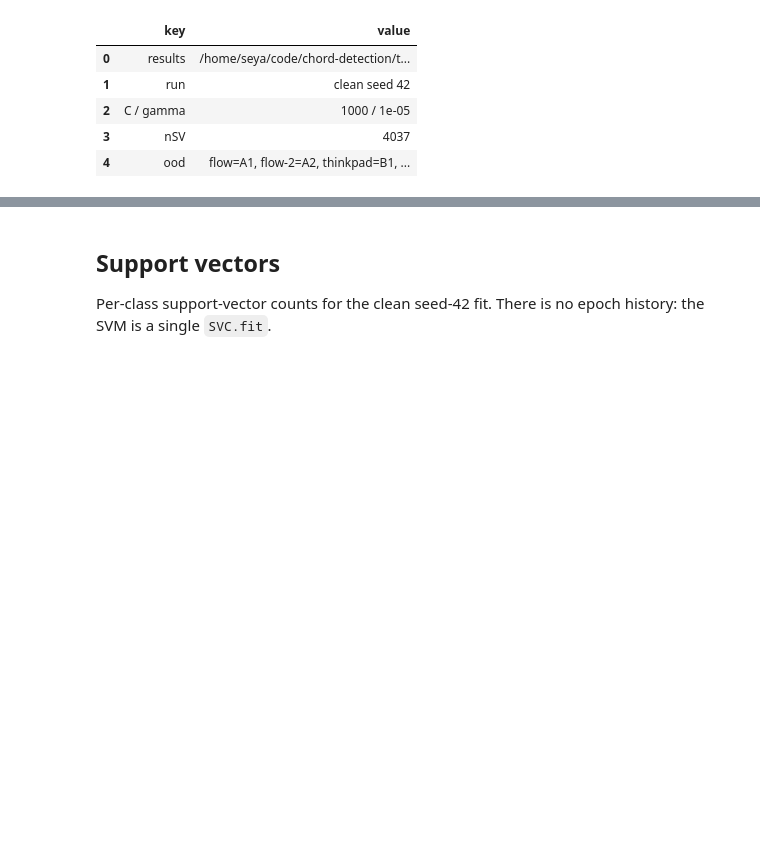
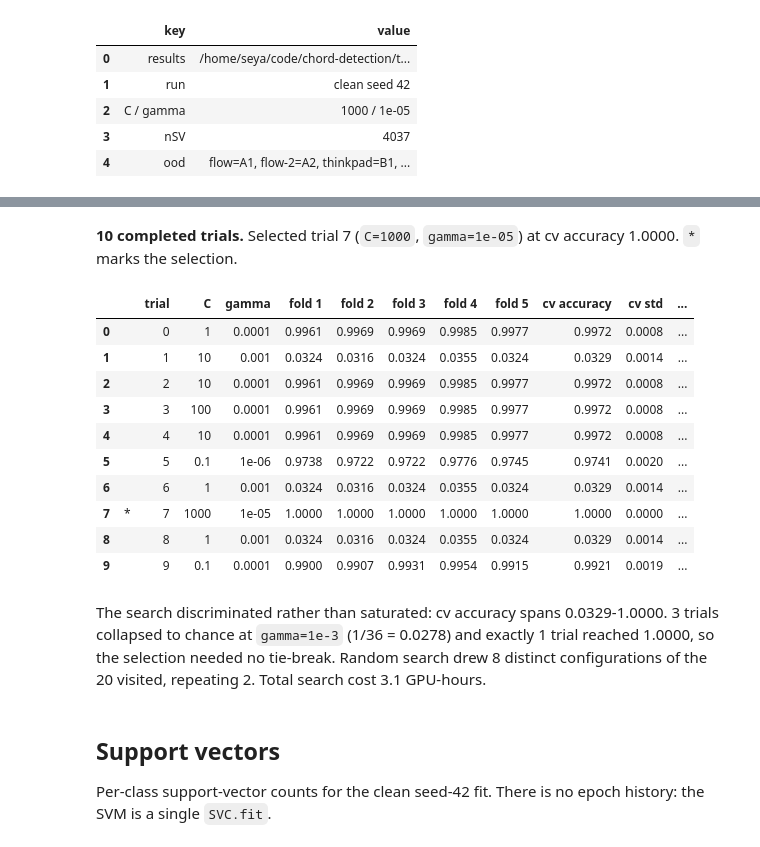
Before and after one commit to sglkc/chord-detector, a Jupyter notebook: training/notebooks/svm-latest/figures.ipynb, the cells around one changed output, grey strips where cells are left out. Cells and saved outputs as stored; diff of their text form; code cells hidden in the pictures; blank space fills up the shorter version.

```diff
--- a/training/notebooks/svm-latest/figures.ipynb
+++ b/training/notebooks/svm-latest/figures.ipynb
@@ -177,3 +189,55 @@ display(pd.DataFrame([
+# %%
+trials = pd.read_csv(RES / "tuning_trials.csv")
+FOLD_COLS = [c for c in trials.columns if c.startswith("fold")]
+best = int(trials.cv_accuracy.idxmax())
+
+tuning_df = pd.DataFrame(
+    {
+        "": ["*" if i == best else "" for i in range(len(trials))],
+        "trial": trials.trial.astype(int),
+        "C": [f"{v:g}" for v in trials.C],
+        "gamma": [f"{v:g}" for v in trials.gamma],
+        **{f"fold {i}": trials[c].round(4) for i, c in enumerate(FOLD_COLS, 1)},
+        "cv accuracy": trials.cv_accuracy.round(4),
+        "cv std": trials.cv_std.round(4),
+        "minutes": (trials.seconds / 60.0).round(1),
+    }
+)
+
+display(Markdown(
+    f"**{len(trials)} completed trials.** Selected trial {trials.trial[best]} "
+    f"(`C={trials.C[best]:g}`, `gamma={trials.gamma[best]:g}`) at cv accuracy "
+    f"{trials.cv_accuracy[best]:.4f}. `*` marks the selection."
+))
+display(tuning_df)
+
+n_perfect = int((trials.cv_accuracy >= 1.0).sum())
+n_collapsed = int((trials.cv_accuracy < 0.1).sum())
+n_distinct = len(trials.drop_duplicates(["C", "gamma"]))
+display(Markdown(
+    f"The search discriminated rather than saturated: cv accuracy spans "
+    f"{trials.cv_accuracy.min():.4f}-{trials.cv_accuracy.max():.4f}. "
+    f"{n_collapsed} trials collapsed to chance at `gamma=1e-3` (1/36 = 0.0278) and "
+    f"exactly {n_perfect} trial reached 1.0000, so the selection needed no tie-break. "
+    f"Random search drew {n_distinct} distinct configurations of the "
+    f"{len(set(trials.C)) * len(set(trials.gamma))} visited, repeating "
+    f"{len(trials) - n_distinct}. Total search cost "
+    f"{trials.seconds.sum() / 3600.0:.1f} GPU-hours."
+))
+# %% [output]
+**10 completed trials.** Selected trial 7 (`C=1000`, `gamma=1e-05`) at cv accuracy 1.0000. `*` marks the selection.
+|  |  | trial | C | gamma | fold 1 | fold 2 | fold 3 | fold 4 | fold 5 | cv accuracy | cv std | ... |
+| 0 |  | 0 | 1 | 0.0001 | 0.9961 | 0.9969 | 0.9969 | 0.9985 | 0.9977 | 0.9972 | 0.0008 | ... |
+| 1 |  | 1 | 10 | 0.001 | 0.0324 | 0.0316 | 0.0324 | 0.0355 | 0.0324 | 0.0329 | 0.0014 | ... |
+| 2 |  | 2 | 10 | 0.0001 | 0.9961 | 0.9969 | 0.9969 | 0.9985 | 0.9977 | 0.9972 | 0.0008 | ... |
+| 3 |  | 3 | 100 | 0.0001 | 0.9961 | 0.9969 | 0.9969 | 0.9985 | 0.9977 | 0.9972 | 0.0008 | ... |
+| 4 |  | 4 | 10 | 0.0001 | 0.9961 | 0.9969 | 0.9969 | 0.9985 | 0.9977 | 0.9972 | 0.0008 | ... |
+| 5 |  | 5 | 0.1 | 1e-06 | 0.9738 | 0.9722 | 0.9722 | 0.9776 | 0.9745 | 0.9741 | 0.0020 | ... |
+| 6 |  | 6 | 1 | 0.001 | 0.0324 | 0.0316 | 0.0324 | 0.0355 | 0.0324 | 0.0329 | 0.0014 | ... |
+| 7 | * | 7 | 1000 | 1e-05 | 1.0000 | 1.0000 | 1.0000 | 1.0000 | 1.0000 | 1.0000 | 0.0000 | ... |
+| 8 |  | 8 | 1 | 0.001 | 0.0324 | 0.0316 | 0.0324 | 0.0355 | 0.0324 | 0.0329 | 0.0014 | ... |
+| 9 |  | 9 | 0.1 | 0.0001 | 0.9900 | 0.9907 | 0.9931 | 0.9954 | 0.9915 | 0.9921 | 0.0019 | ... |
+The search discriminated rather than saturated: cv accuracy spans 0.0329-1.0000. 3 trials collapsed to chance at `gamma=1e-3` (1/36 = 0.0278) and exactly 1 trial reached 1.0000, so the selection needed no tie-break. Random search drew 8 distinct configurations of the 20 visited, repeating 2. Total search cost 3.1 GPU-hours.
 # %% [markdown]
 ## Support vectors
 
```
Also changed, not shown: parts of 1 cell of this notebook, 10 other files.
